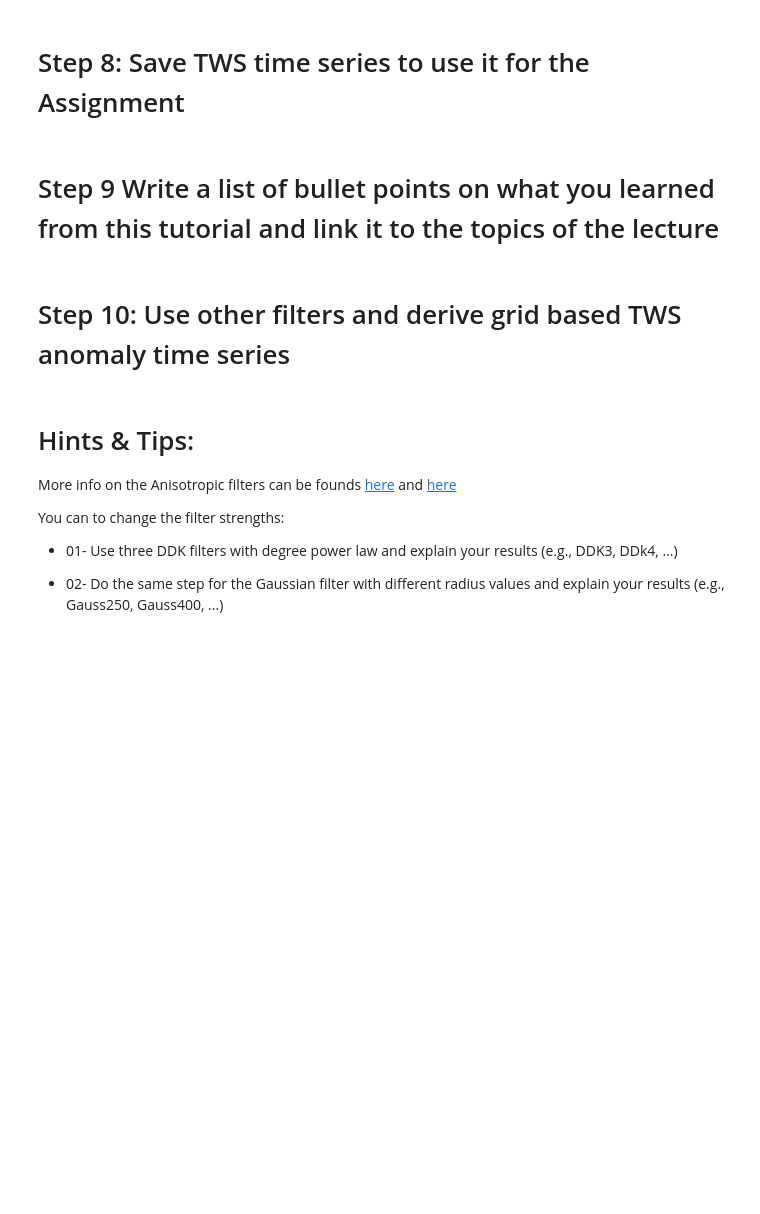
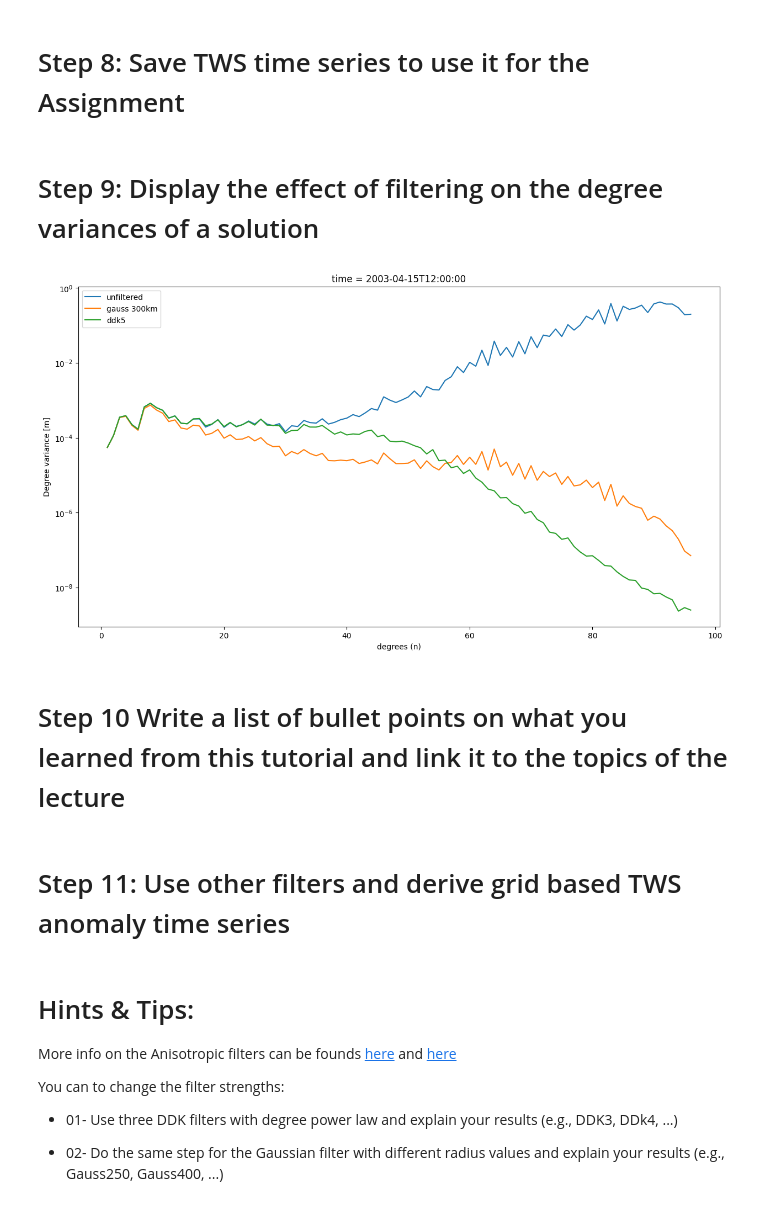
Before and after one commit to ITC-Water-Resources/M-GEO_TWS-GRACE-Exercise, a Jupyter notebook: Tutorial_1.ipynb, the cells around one changed output. Cells and saved outputs as stored; diff of their text form; code cells hidden in the pictures; blank space fills up the shorter version.

```diff
--- a/Tutorial_1.ipynb
+++ b/Tutorial_1.ipynb
@@ -229,10 +278,38 @@ plt.tight_layout()
 # Step 8: Save TWS time series to use it for the Assignment
 # %%
 dsgrd.to_netcdf("TWS.nc")
+# %% [markdown]
+# Step 9: Display the effect of filtering on the degree variances of a solution
+# %%
+
+fig, ax = plt.subplots(figsize=(15, 8))
+
+# dstws=ds1.dcnm.to_dataset(name='tws')
+
+dstws=datws.to_dataset(name='tws')
+
+dstws["twsgauss300"]=dstws.tws.sh.filter('Gauss300')
+# Anisotropic decorrelation filter
+dstwsddk=dstws.tws.sh.filter('DDK5',truncate=False)
+
+twsdv=dstws.tws[islice,:].sh.degvar(False)
+
+twsgauss300dv=dstws.twsgauss300[islice,:].sh.degvar(False)
+twsddk5dv=dstwsddk[islice,:].sh.degvar(False)
+
+
+twsdv.plot(ax=ax,label='unfiltered')
+
+twsgauss300dv.plot(ax=ax,label='gauss 300km')
+twsddk5dv.plot(ax=ax,label='ddk5')
+plt.legend()
+ax.set_yscale('log')
+# %% [output]
+[figure, added]
 # %% [markdown]
-# Step 9 Write a list of bullet points on what you learned from this tutorial and link it to the topics of the lecture
+# Step 10 Write a list of bullet points on what you learned from this tutorial and link it to the topics of the lecture
 # %% [markdown]
-# Step 10: Use other filters and derive grid based TWS anomaly time series
+# Step 11: Use other filters and derive grid based TWS anomaly time series
 # %% [markdown]
 # Hints & Tips:
 
```
Also changed, not shown: parts of 4 cells of this notebook.
